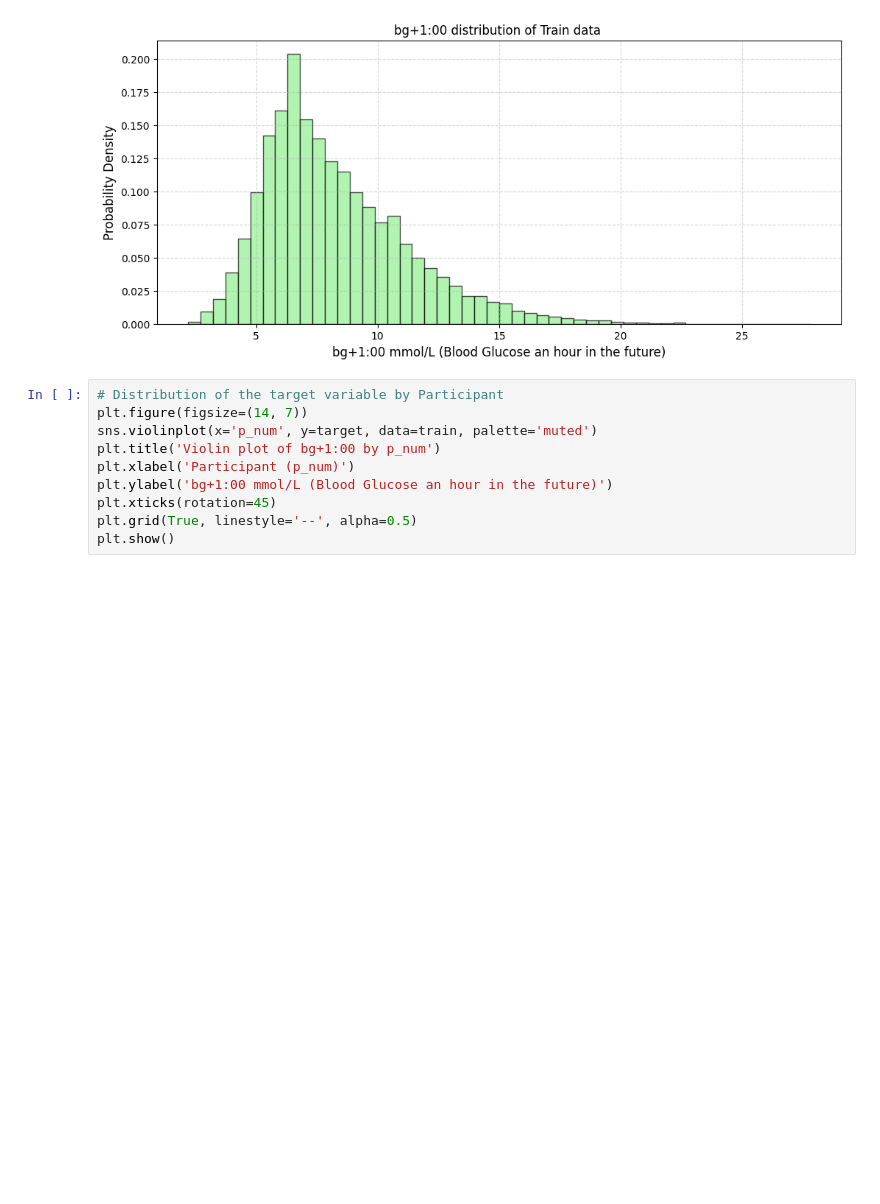
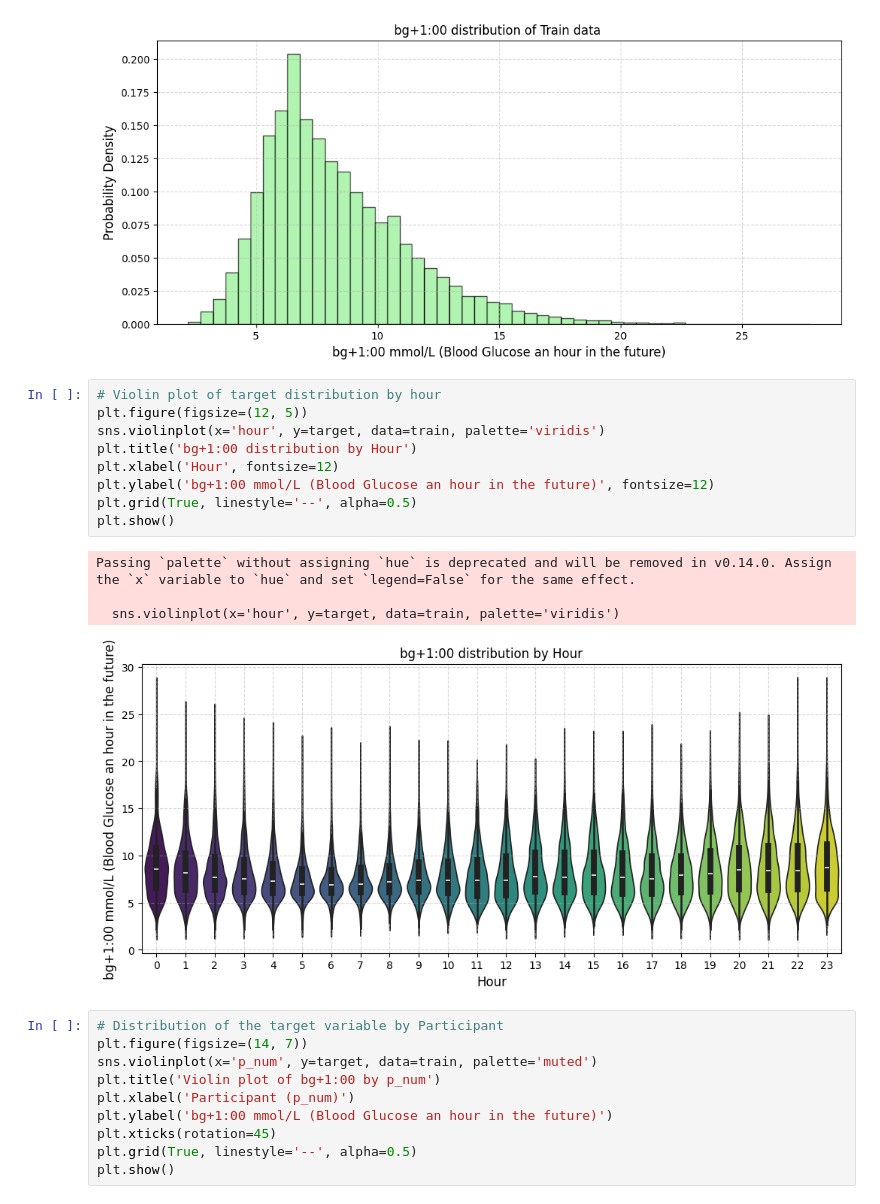
Before and after one commit to juliettemaes/Blood-Glucose-Prediction, a Jupyter notebook: src/brist1d_WANG.ipynb, the cells around one changed output. Cells and saved outputs as stored; diff of their text form; blank space fills up the shorter version.

```diff
--- a/src/brist1d_WANG.ipynb
+++ b/src/brist1d_WANG.ipynb
@@ -168,6 +168,20 @@ plt.grid(True, linestyle='--', alpha=0.5)
 plt.show()
 # %% [output]
 [figure]
+# %%
+# Violin plot of target distribution by hour
+plt.figure(figsize=(12, 5))
+sns.violinplot(x='hour', y=target, data=train, palette='viridis')
+plt.title('bg+1:00 distribution by Hour')
+plt.xlabel('Hour', fontsize=12)
+plt.ylabel('bg+1:00 mmol/L (Blood Glucose an hour in the future)', fontsize=12)
+plt.grid(True, linestyle='--', alpha=0.5)
+plt.show()
+# %% [output]
+Passing `palette` without assigning `hue` is deprecated and will be removed in v0.14.0. Assign the `x` variable to `hue` and set `legend=False` for the same effect.
+
+  sns.violinplot(x='hour', y=target, data=train, palette='viridis')
+[figure, added]
 # %%
 # Distribution of the target variable by Participant
 plt.figure(figsize=(14, 7))
```
Also changed, not shown: parts of 21 cells of this notebook.
